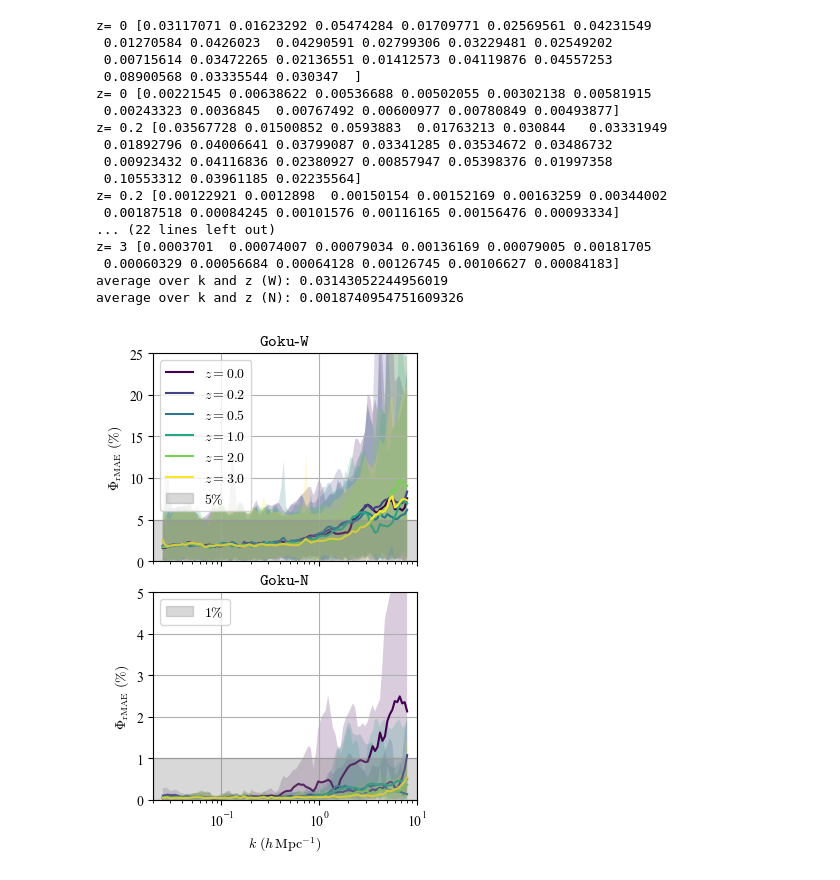
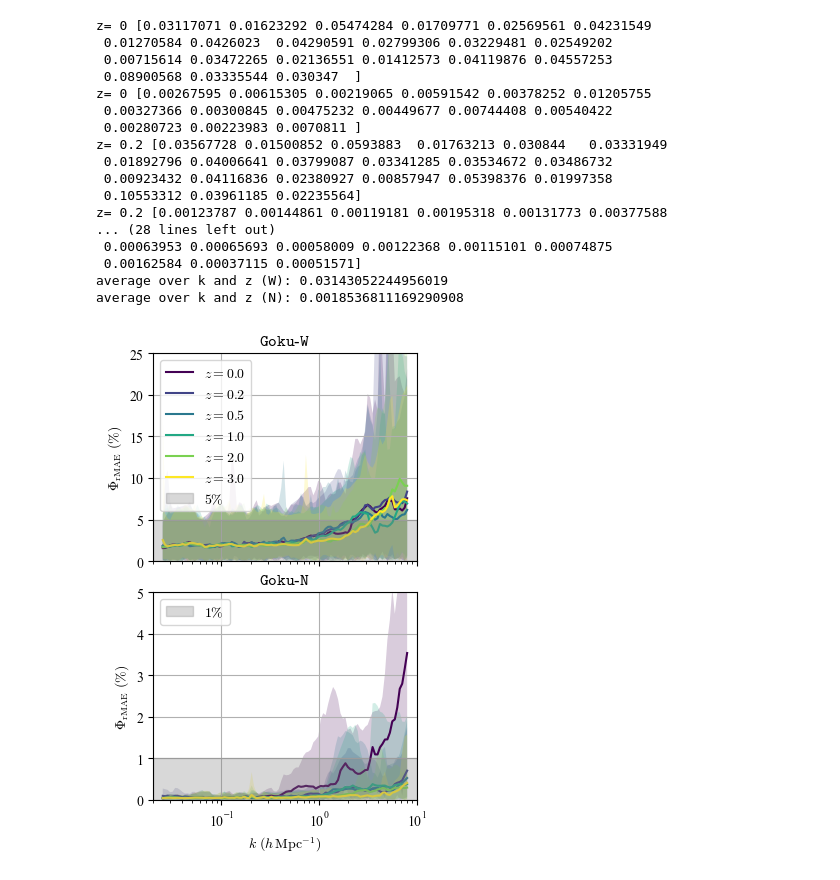
Before and after one commit to astro-YYH/GokuEmu, a Jupyter notebook: loo_error/loo_relative_errors_WN.ipynb, the cells around one changed output. Drawn from its saved outputs; the diff is of its cells as text; code cells hidden in the pictures.

Commit message:
loo plots

```diff
--- a/loo_error/loo_relative_errors_WN.ipynb
+++ b/loo_error/loo_relative_errors_WN.ipynb
@@ -138,8 +138,8 @@ def rel_MAEs(x1, y1, x2, y2):
 sim_W_base = "../data/matter_power_564_Box1000_Part750_21_Box1000_Part3000"
 pred_W_parent = './loo_upper/'
 
-sim_N_base = "../data/narrow/matter_power_564_Box1000_Part750_12_Box1000_Part3000"
-pred_N_parent = './loo_narrow_upper_12HF/'
+sim_N_base = "../data/narrow/matter_power_564_Box1000_Part750_15_Box1000_Part3000"
+pred_N_parent = './loo_narrow_upper/'
 
 fig, axes = plt.subplots(2, 1, figsize=(3.4, 5.8), sharex=True)
 fig.subplots_adjust(hspace=0.15)
@@ -174,7 +174,7 @@ for i, scale in enumerate(a):
     axes[0].plot(k, rMAE/1e-2, color=c, label=r"$z=%.1f$" % zs[i])
     axes[0].fill_between(k, rMAE_min/1e-2, rMAE_max/1e-2, facecolor=c, alpha=0.2, edgecolor='none')
 
-    k, rMAE, rMAE_min, rMAE_max, rAEs = rMAE_av_cosmo(pred_N_parent, sim_N_base, zs_str[i], 12)
+    k, rMAE, rMAE_min, rMAE_max, rAEs = rMAE_av_cosmo(pred_N_parent, sim_N_base, zs_str[i], 15)
     rMAE_zs_N.append(rMAE.mean())
 
     axes[1].plot(k, rMAE/1e-2, color=c)
@@ -215,39 +215,39 @@ axes[0].set_xlim(xlim1, xlim2)
 
 square = patches.Rectangle((xlim1, -0.0), xlim2-xlim1, 5, color='gray', alpha=.3, zorder=2, label=r'$5\%$')  # alpha ranges from 0 (transparent) to 1 (opaque)
 # Add the square to the axes
 axes[0].add_patch(square)
 # axes[0].add_patch(square1)
 axes[0].legend(loc='upper left')
 
 square1 = patches.Rectangle((xlim1, -0.0), xlim2-xlim1, 1, color='gray', alpha=.3, zorder=2, label=r'$1\%$')  # alpha ranges from 0 (transparent) to 1 (opaque)
 # Add the square to the axes
 axes[1].add_patch(square1)
 # axes[0].add_patch(square1)
 axes[1].legend(loc='upper left')
 
 # grid true
 for ax in axes:
     ax.grid(True)
 
 
 # plt.show()
 plt.savefig('loo_WN.pdf', bbox_inches='tight')
 # %% [output]
 z= 0 [0.03117071 0.01623292 0.05474284 0.01709771 0.02569561 0.04231549
  0.01270584 0.0426023  0.04290591 0.02799306 0.03229481 0.02549202
  0.00715614 0.03472265 0.02136551 0.01412573 0.04119876 0.04557253
  0.08900568 0.03335544 0.030347  ]
-z= 0 [0.00221545 0.00638622 0.00536688 0.00502055 0.00302138 0.00581915
- 0.00243323 0.0036845  0.00767492 0.00600977 0.00780849 0.00493877]
+z= 0 [0.00267595 0.00615305 0.00219065 0.00591542 0.00378252 0.01205755
+ 0.00327366 0.00300845 0.00475232 0.00449677 0.00744408 0.00540422
+ 0.00280723 0.00223983 0.0070811 ]
 z= 0.2 [0.03567728 0.01500852 0.0593883  0.01763213 0.030844   0.03331949
  0.01892796 0.04006641 0.03799087 0.03341285 0.03534672 0.03486732
  0.00923432 0.04116836 0.02380927 0.00857947 0.05398376 0.01997358
  0.10553312 0.03961185 0.02235564]
-z= 0.2 [0.00122921 0.0012898  0.00150154 0.00152169 0.00163259 0.00344002
- 0.00187518 0.00084245 0.00101576 0.00116165 0.00156476 0.00093334]
-... (22 lines left out)
-z= 3 [0.0003701  0.00074007 0.00079034 0.00136169 0.00079005 0.00181705
- 0.00060329 0.00056684 0.00064128 0.00126745 0.00106627 0.00084183]
+z= 0.2 [0.00123787 0.00144861 0.00119181 0.00195318 0.00131773 0.00377588
+... (28 lines left out)
+ 0.00063953 0.00065693 0.00058009 0.00122368 0.00115101 0.00074875
+ 0.00162584 0.00037115 0.00051571]
 average over k and z (W): 0.03143052244956019
-average over k and z (N): 0.0018740954751609326
+average over k and z (N): 0.0018536811169290908
-[figure, old version]
+[figure, new version]
```
Also changed, not shown: 2 other files.
